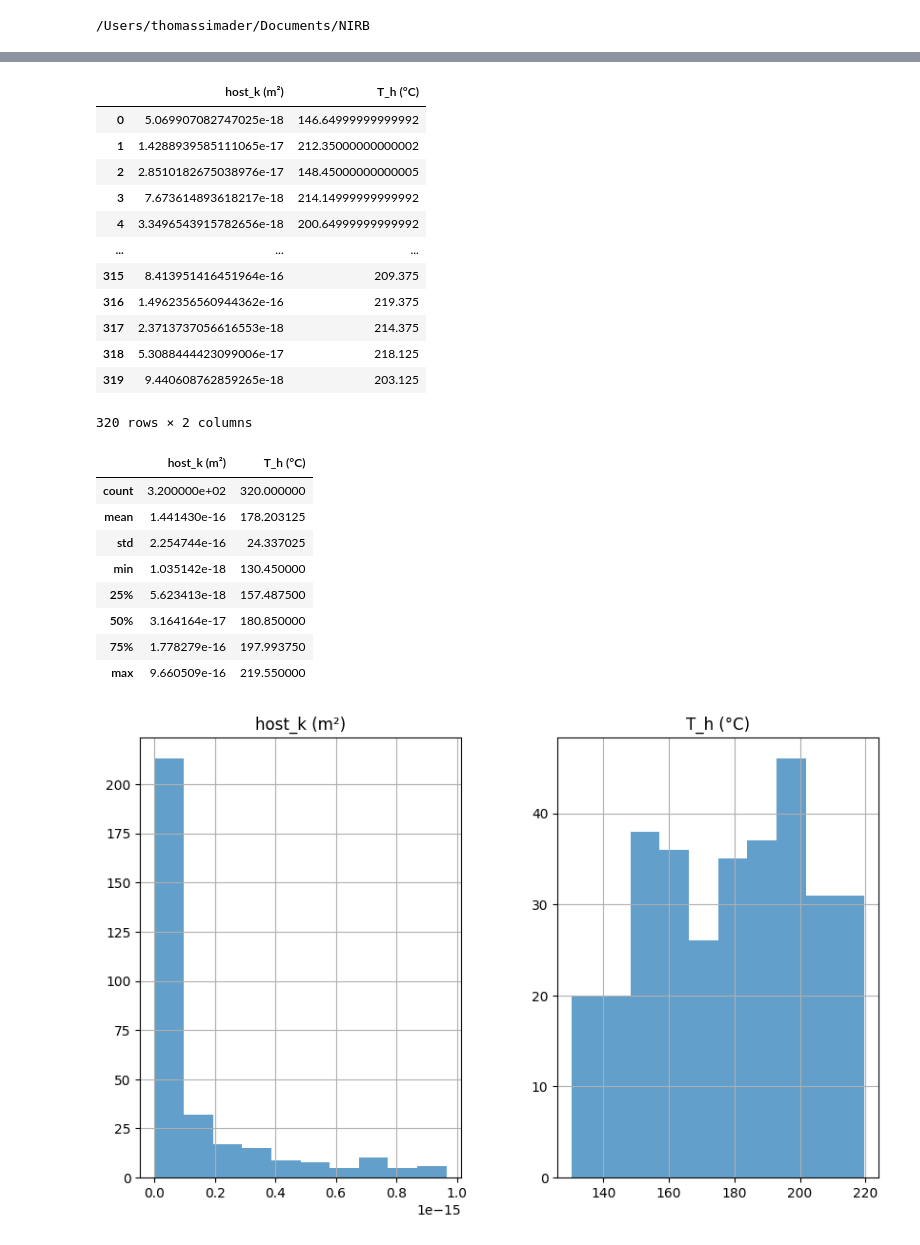
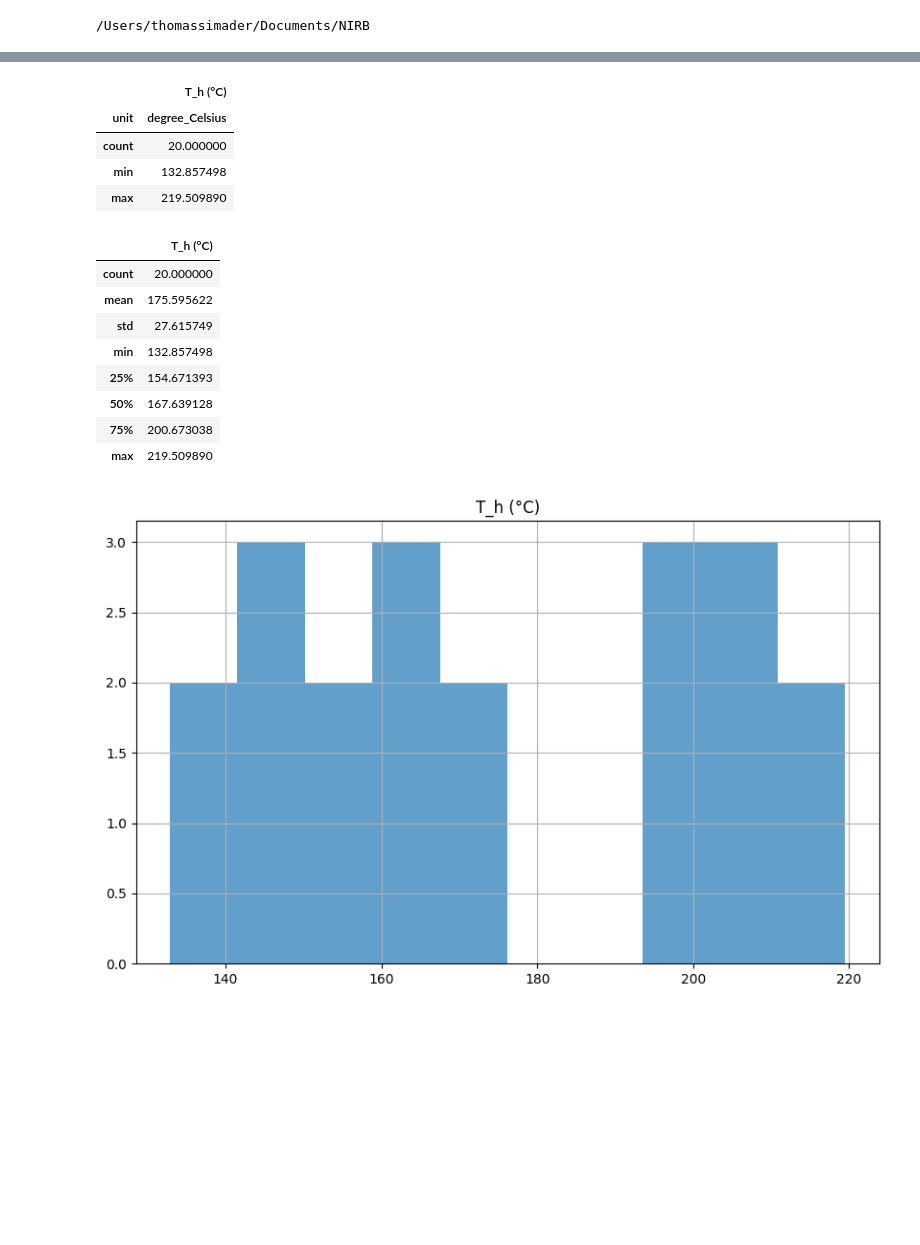
Before and after one commit to sito115/NIRB_FaultConvection, a Jupyter notebook: notebooks/A_plot_samples.ipynb, the cells around one changed output, grey strips where cells are left out. Cells and saved outputs as stored; diff of their text form; code cells hidden in the pictures; blank space fills up the shorter version.

```diff
--- a/notebooks/A_plot_samples.ipynb
+++ b/notebooks/A_plot_samples.ipynb
@@ -13,8 +13,9 @@ from src.utils import load_pint_data
 from src.utils.pint_units import PREFERRED_UNITS
 # %%
 ROOT = Path.cwd().parent
-VERSION = "01"
-DATA_TYPE = "Training"
+IS_EXPORT = True
+VERSION = "07"
+DATA_TYPE = "Test"
 print(ROOT)
 # %% [output]
 /Users/thomassimader/Documents/NIRB
@@ -51,43 +35,37 @@ for col in df_training.columns:
 units = df_training.dtypes
 col_names = [f"{name} ({unit.units:~P})" for name, unit in zip(df_training.columns, units)]
 df_training.columns = col_names
-# %%
-df_training
-# %% [output]
-|  | host_k (m²) | T_h (°C) |
-| 0 | 5.069907082747025e-18 | 146.64999999999992 |
-| 1 | 1.4288939585111065e-17 | 212.35000000000002 |
-| 2 | 2.8510182675038976e-17 | 148.45000000000005 |
-| 3 | 7.673614893618217e-18 | 214.14999999999992 |
-| 4 | 3.3496543915782656e-18 | 200.64999999999992 |
-| ... | ... | ... |
-| 315 | 8.413951416451964e-16 | 209.375 |
-| 316 | 1.4962356560944362e-16 | 219.375 |
-| 317 | 2.3713737056616553e-18 | 214.375 |
-| 318 | 5.3088444423099006e-17 | 218.125 |
-| 319 | 9.440608762859265e-18 | 203.125 |
-320 rows × 2 columns
+# %%
+temp = df_training.pint.dequantify().agg(["count" ,"min", "max"])
+temp
+# %% [output]
+|  | T_h (°C) |
+| unit | degree_Celsius |
+| count | 20.000000 |
+| min | 132.857498 |
+| max | 219.509890 |
 # %%
 for column in df_training.columns:  # Loop through the first level of the column multi-index
     df_training[column] = df_training[column].apply(lambda x: x.magnitude)  # Apply unit (adjust 'meter' to fit your case)
 # %%
 df_training.describe()
 # %% [output]
-|  | host_k (m²) | T_h (°C) |
-| count | 3.200000e+02 | 320.000000 |
-| mean | 1.441430e-16 | 178.203125 |
-| std | 2.254744e-16 | 24.337025 |
-| min | 1.035142e-18 | 130.450000 |
-| 25% | 5.623413e-18 | 157.487500 |
-| 50% | 3.164164e-17 | 180.850000 |
-| 75% | 1.778279e-16 | 197.993750 |
-| max | 9.660509e-16 | 219.550000 |
+|  | T_h (°C) |
+| count | 20.000000 |
+| mean | 175.595622 |
+| std | 27.615749 |
+| min | 132.857498 |
+| 25% | 154.671393 |
+| 50% | 167.639128 |
+| 75% | 200.673038 |
+| max | 219.509890 |
 # %%
 df_training.hist(figsize=(10, 6), alpha=0.7);
-plt.savefig(df_path.parent / f"{DATA_TYPE}_histogram.png", dpi=300, bbox_inches='tight')  # You can change the filename and format
+if IS_EXPORT:
+    plt.savefig(df_path.parent / f"{DATA_TYPE}_histogram.png", dpi=300, bbox_inches='tight')  # You can change the filename and format
 plt.show()  # Close the figure if you're done with it
 # %% [output]
-[figure, old version]
+[figure, new version]
 # %%
 df_transformed = df_training.copy()
 first_col = df_training.columns[0]
```
Also changed, not shown: parts of 4 cells of this notebook, 15 other files.
